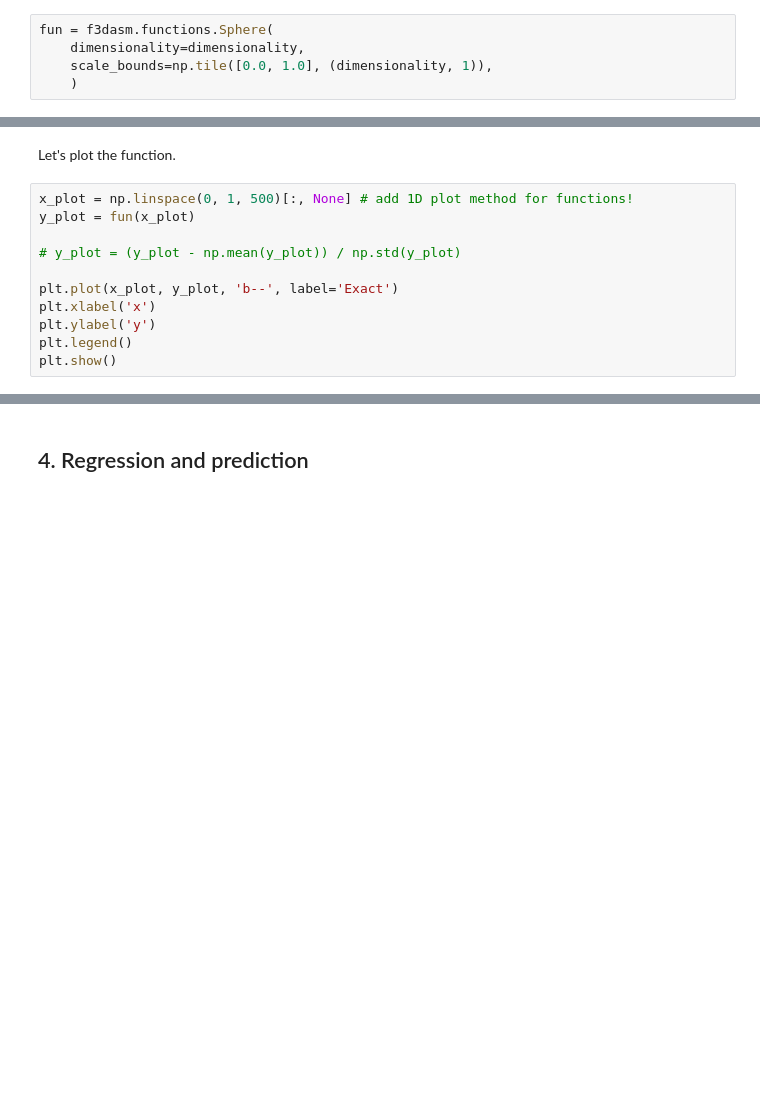
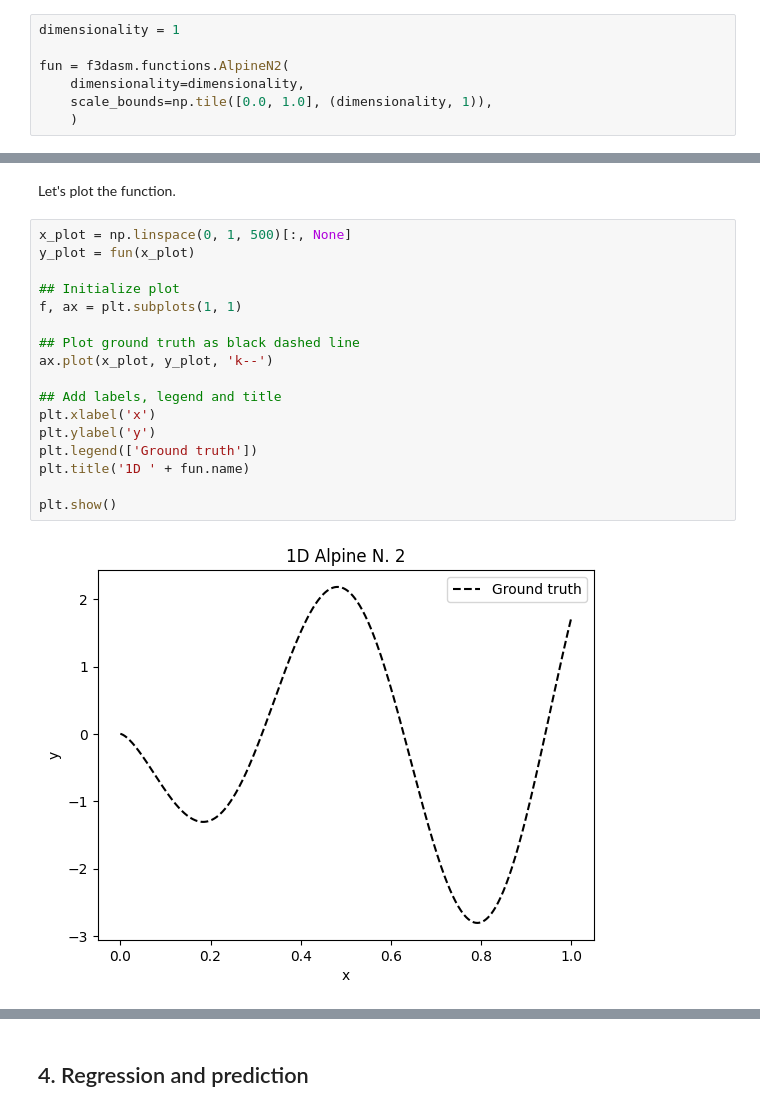
Before and after one commit to bessagroup/f3dasm, a Jupyter notebook: notebooks/tutorials/f3dasm_sogpr.ipynb, the cells around one changed output, grey strips where cells are left out. Saved outputs shown, nothing was run; the diff lists cells and outputs as text; blank space fills up the shorter version.

```diff
--- a/notebooks/tutorials/f3dasm_sogpr.ipynb
+++ b/notebooks/tutorials/f3dasm_sogpr.ipynb
@@ -24,5 +45,7 @@ max_retries = 15
 # %%
-fun = f3dasm.functions.Sphere(
+dimensionality = 1
+
+fun = f3dasm.functions.AlpineN2(
     dimensionality=dimensionality,
     scale_bounds=np.tile([0.0, 1.0], (dimensionality, 1)),
     )
@@ -29,13 +62,21 @@ fun = f3dasm.functions.Sphere(
 # %% [markdown]
 Let's plot the function.
 # %%
-x_plot = np.linspace(0, 1, 500)[:, None] # add 1D plot method for functions!
+x_plot = np.linspace(0, 1, 500)[:, None]
 y_plot = fun(x_plot)
 
-# y_plot = (y_plot - np.mean(y_plot)) / np.std(y_plot)
+## Initialize plot
+f, ax = plt.subplots(1, 1)
 
-plt.plot(x_plot, y_plot, 'b--', label='Exact')
+## Plot ground truth as black dashed line
+ax.plot(x_plot, y_plot, 'k--')
+
+## Add labels, legend and title
 plt.xlabel('x')
 plt.ylabel('y')
-plt.legend()
+plt.legend(['Ground truth'])
+plt.title('1D ' + fun.name)
+
 plt.show()
+# %% [output]
+[figure, added]
```
Also changed, not shown: parts of 85 cells of this notebook, 3 other files.
